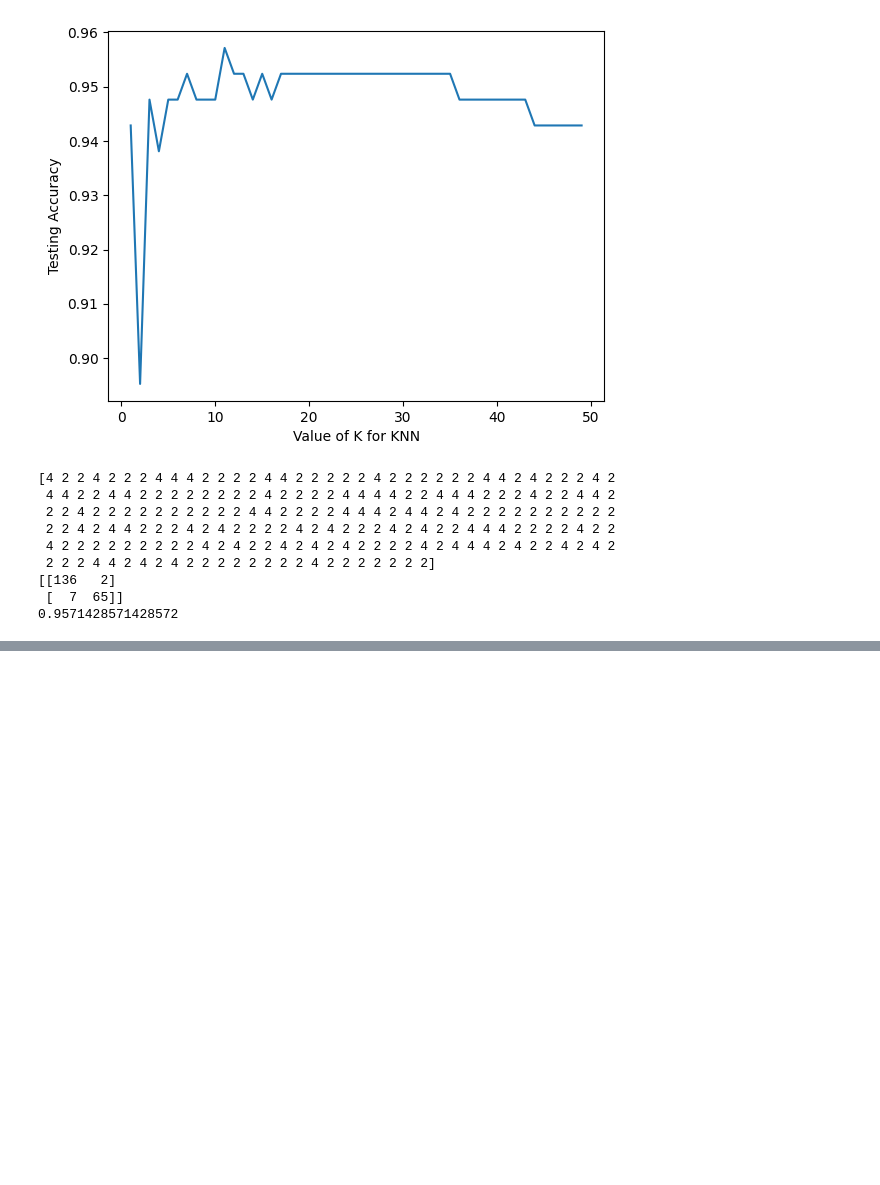
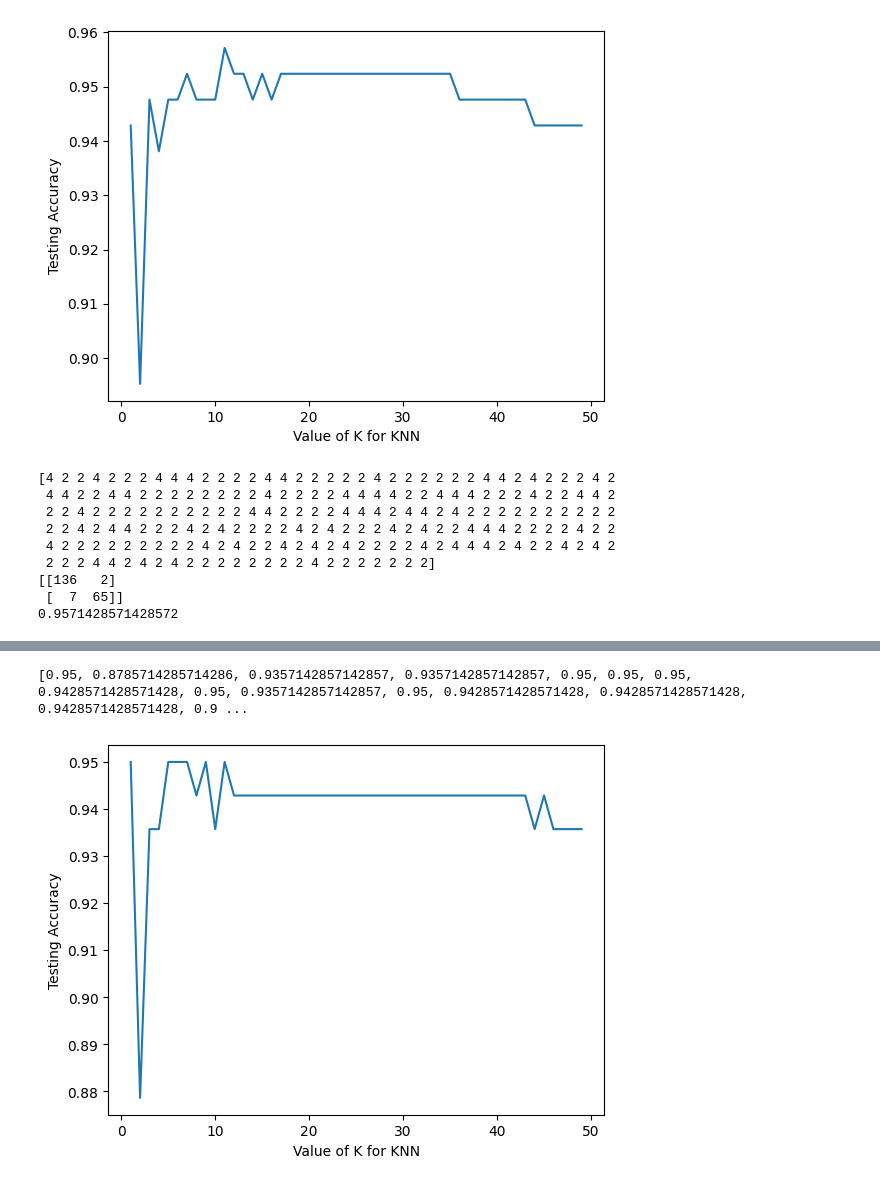
Before and after one commit to Park-HY-00/BAV, a Jupyter notebook: week9-hw.ipynb, the cells around one changed output, grey strips where cells are left out. Drawn from its saved outputs; the diff is of its cells as text; code cells hidden in the pictures; blank space fills up the shorter version.

```diff
--- a/week9-hw.ipynb
+++ b/week9-hw.ipynb
@@ -221,0 +282,28 @@ print(metrics.accuracy_score(y_test, guesses))
+# %%
+training_points = df.drop(columns=['Class'])
+training_labels = df['Class']
+
+X_train, X_test, y_train, y_test = train_test_split(
+	training_points,
+	training_labels,
+	test_size=0.2,
+	random_state=4)
+
+k_range = range(1, 50)
+
+accuracy_scores = []
+
+for k in k_range:
+    classifier = KNeighborsClassifier(n_neighbors = k)
+    classifier.fit(X_train, y_train)
+    guesses = classifier.predict(X_test)
+    accuracy_scores.append(metrics.accuracy_score(y_test, guesses))
+print(accuracy_scores)
+
+plt.plot(k_range, accuracy_scores)
+plt.xlabel('Value of K for KNN')
+plt.ylabel('Testing Accuracy')
+plt.show()
+# %% [output]
+[0.95, 0.8785714285714286, 0.9357142857142857, 0.9357142857142857, 0.95, 0.95, 0.95, 0.9428571428571428, 0.95, 0.9357142857142857, 0.95, 0.9428571428571428, 0.9428571428571428, 0.9428571428571428, 0.9 ...
+[figure, added]
```
Also changed, not shown: parts of 12 cells of this notebook.
